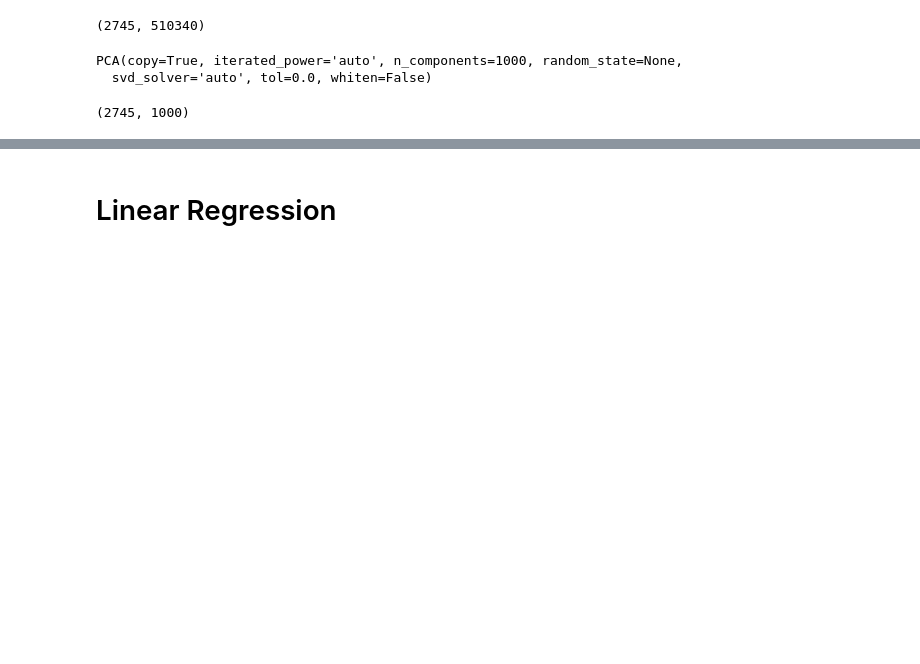
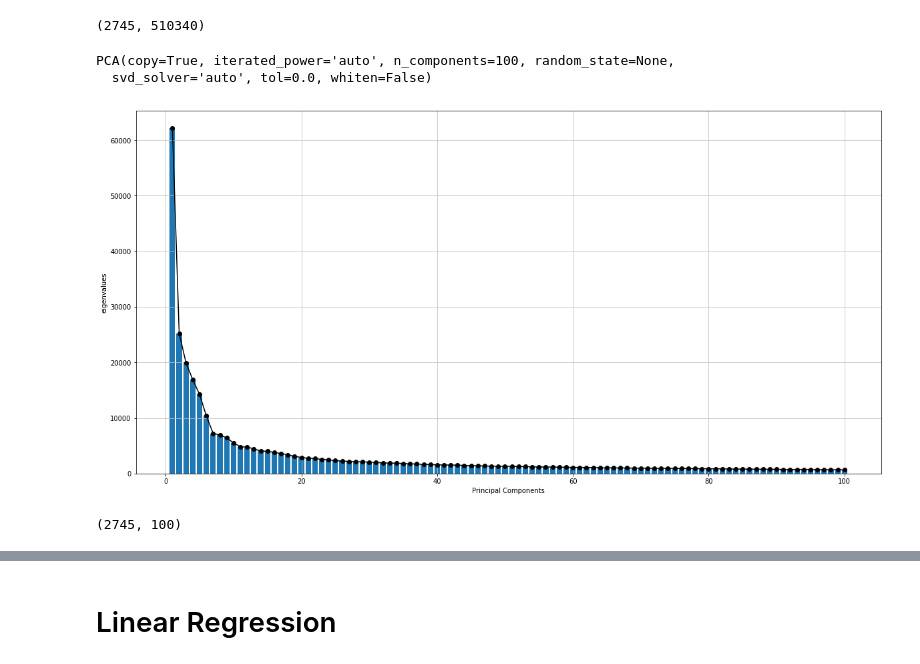
Before and after one commit to cocoanlab/Deep_pain_connectome, a Jupyter notebook: sungwoo/train_linear_regression_deeppain.ipynb, the cells around one changed output, grey strips where cells are left out. Drawn from its saved outputs; the diff is of its cells as text; code cells hidden in the pictures; blank space fills up the shorter version.

```diff
--- a/sungwoo/train_linear_regression_deeppain.ipynb
+++ b/sungwoo/train_linear_regression_deeppain.ipynb
@@ -23,7 +24,7 @@ from sklearn.metrics import r2_score
 from sklearn.svm import SVR
 # %%
 ckpt_path = "./out/deeppain/"
-basedir = '/media/cocoan-gpu1/wani8T/data/deeppain'
+basedir = '/media/cocoan-gpu1/wani8T/data/deeppain_standard_bt_study'
 # %% [markdown]
 # Making Beta list
 # %%
@@ -77,7 +58,7 @@ file_dict['subject001']
 # Making Rating list
 # %%
 in_condition_1 = ['study01_bmrk3', 'study02_bmrk4', 'study03_nsf', 'study04_ie', 'study05_exp', 'study06_ilcp']
-in_condition_2 = ['rating_standard']
+in_condition_2 = ['rating_csv']
 out_conidtion = ['nopain']
 # %%
 rating_full_path_list = rating_file_list(basedir, in_condition_1,
@@ -157,16 +117,31 @@ pca = PCA(n_components=1000)
 df.shape
 # %% [output]
 (2745, 510340)
-# %%
-pca.fit(df)
-# %% [output]
-PCA(copy=True, iterated_power='auto', n_components=1000, random_state=None,
-  svd_solver='auto', tol=0.0, whiten=False)
+# %%
+from sklearn.decomposition import PCA
+pca = PCA(n_components=100)
+pca.fit(df)
+# %% [output]
+PCA(copy=True, iterated_power='auto', n_components=100, random_state=None,
+  svd_solver='auto', tol=0.0, whiten=False)
+# %%
+PC_numbers = 100
+
+eigenvalues = pca.explained_variance_
+
+plt.rcParams["figure.figsize"] = (20,10)
+plt.bar(range(1,PC_numbers+1),eigenvalues)
+plt.plot(range(1,PC_numbers+1),eigenvalues,c='black', marker='o')
+plt.grid(b=True, which='major',c='silver')
+plt.xlabel('Principal Components')
+plt.ylabel('eigenvalues')
+plt.show()
+# %% [output]
+[figure, added]
 # %%
 x_pca = pca.transform(df)
+x_pca.shape
+# %% [output]
+(2745, 100)
-# %%
-x_pca.shape
-# %% [output]
-(2745, 1000)
 # %%
 df_comp = pd.DataFrame(pca.components_)
```
Also changed, not shown: parts of 44 cells of this notebook, 6 other files.
